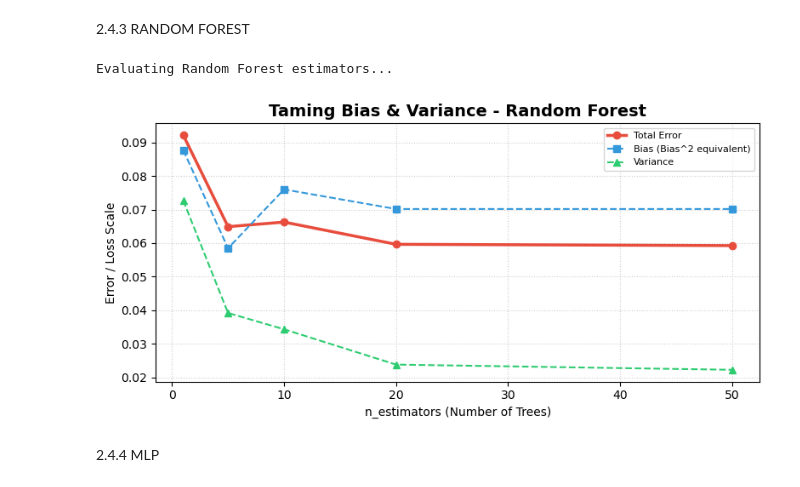
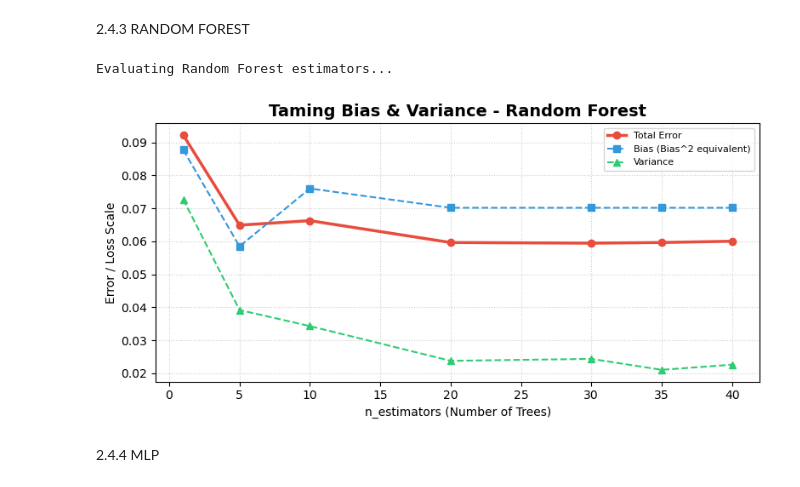
Before and after one commit to Mathis1311/Machine-Learning-project, a Jupyter notebook: project copy.ipynb, the cells around one changed output. Drawn from its saved outputs; the diff is of its cells as text; code cells hidden in the pictures.

```diff
--- a/project copy.ipynb
+++ b/project copy.ipynb
@@ -426,30 +388,30 @@ Evaluating SVM C values...
 # %%
 def tame_random_forest(X_train, X_test, y_train, y_test):
     """
     Evaluates a Random Forest by varying 'n_estimators' to demonstrate how
     ensembling dampens variance.
     """
     # Test from 1 single tree to a small ensemble of 50 trees
-    estimator_range = [1, 5, 10, 20, 50]
+    estimator_range = [1, 5, 10, 20, 30,35,40]
     total_errors, biases, variances = [], [], []
 
     print("Evaluating Random Forest estimators...")
     for n_est in estimator_range:
         model = RandomForestClassifier(n_estimators=n_est, random_state=42)
         err, b, v = bias_variance_decomposition(model, X_train, X_test, y_train, y_test, n_bootstraps=30)
 
         total_errors.append(err)
         biases.append(b)
         variances.append(v)
 
     # Plot the results
     plot_taming_curves(estimator_range, total_errors, biases, variances, 'n_estimators (Number of Trees)', 'Random Forest')
 
 # Run the taming process for the forest
 tame_random_forest(X_train, X_test, y_train, y_test)
 # %% [output]
 Evaluating Random Forest estimators...
-[figure, old version]
+[figure, new version]
 # %% [markdown]
 2.4.4 MLP
 # %%
```
Also changed, not shown: parts of 7 cells of this notebook.
